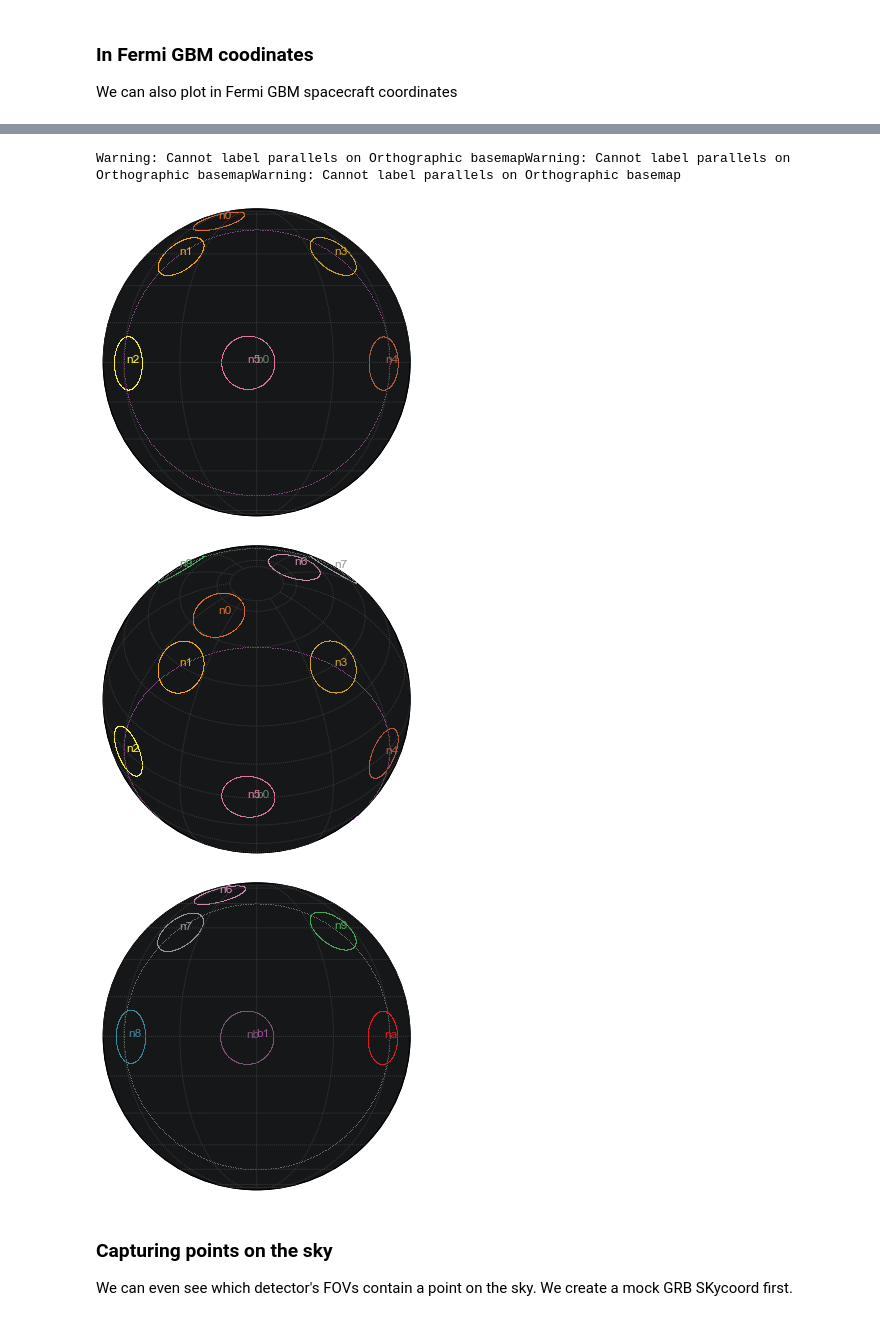
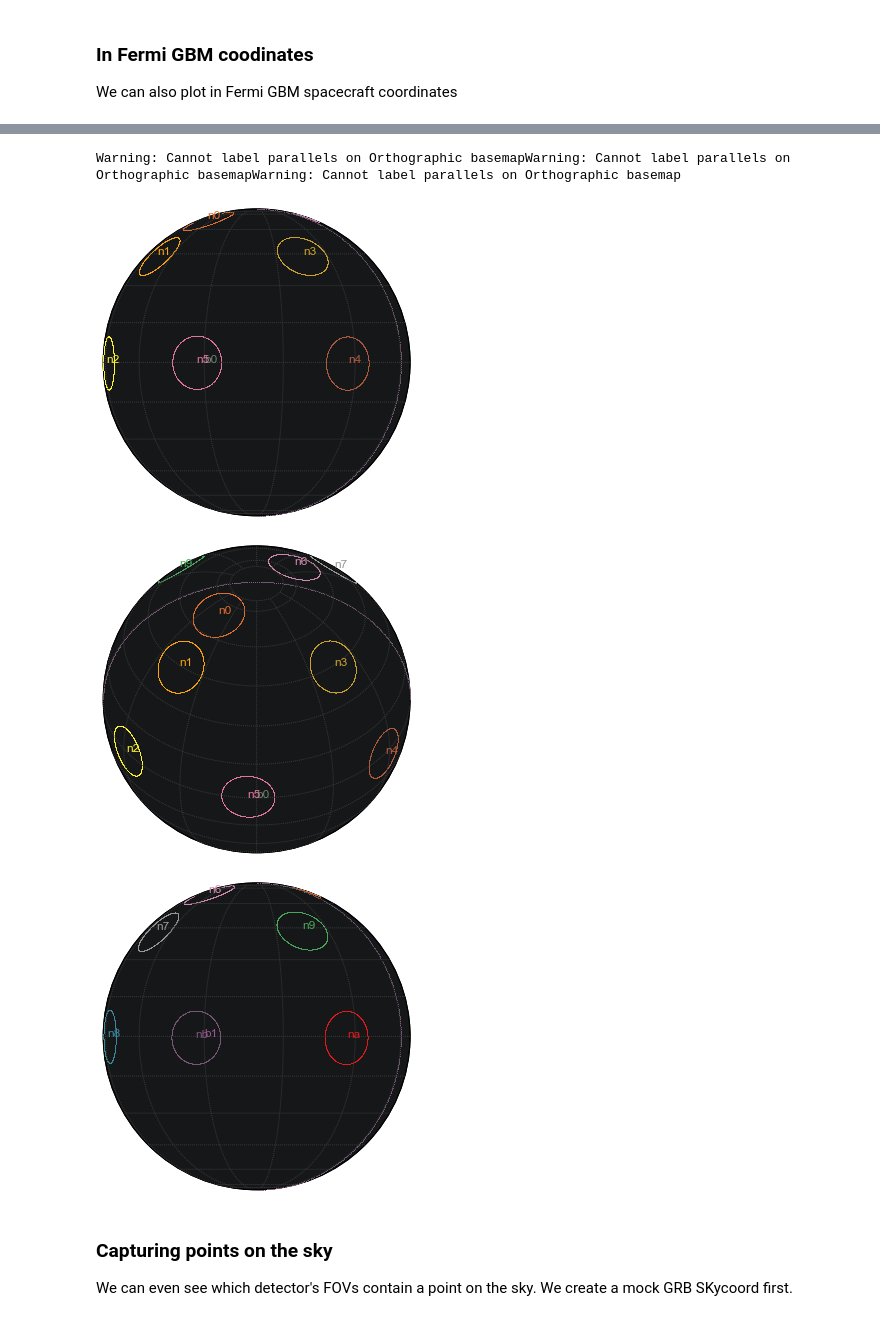
Before and after one commit to grburgess/gbmgeometry, a Jupyter notebook: examples/demo.ipynb, the cells around one changed output, grey strips where cells are left out. Saved outputs shown, nothing was run; the diff lists cells and outputs as text; code cells hidden in the pictures.

```diff
--- a/examples/demo.ipynb
+++ b/examples/demo.ipynb
@@ -156,12 +156,12 @@ myGBM.detector_plot(radius=60,fermi_frame=True)
 # %%
-myGBM.detector_plot(radius=10,projection='ortho',lon_0=0,fermi_frame=True)
-myGBM.detector_plot(radius=10,projection='ortho',lon_0=180,fermi_frame=True,fignum=3)
+myGBM.detector_plot(radius=10,projection='ortho',lon_0=20,fermi_frame=True)
+myGBM.detector_plot(radius=10,projection='ortho',lon_0=200,fermi_frame=True,fignum=3)
 myGBM.detector_plot(radius=10,projection='ortho',lon_0=0,lat_0=40,fignum=2,fermi_frame=True)
 # %% [output]
 Warning: Cannot label parallels on Orthographic basemapWarning: Cannot label parallels on Orthographic basemapWarning: Cannot label parallels on Orthographic basemap
-[figure, old version]
+[figure, new version]
-[figure, old version]
+[figure, new version]
-[figure, old version]
+[figure, new version]
 # %% [markdown]
 ### Capturing points on the sky
 
```
Also changed, not shown: parts of 6 cells of this notebook, 1 other file.
